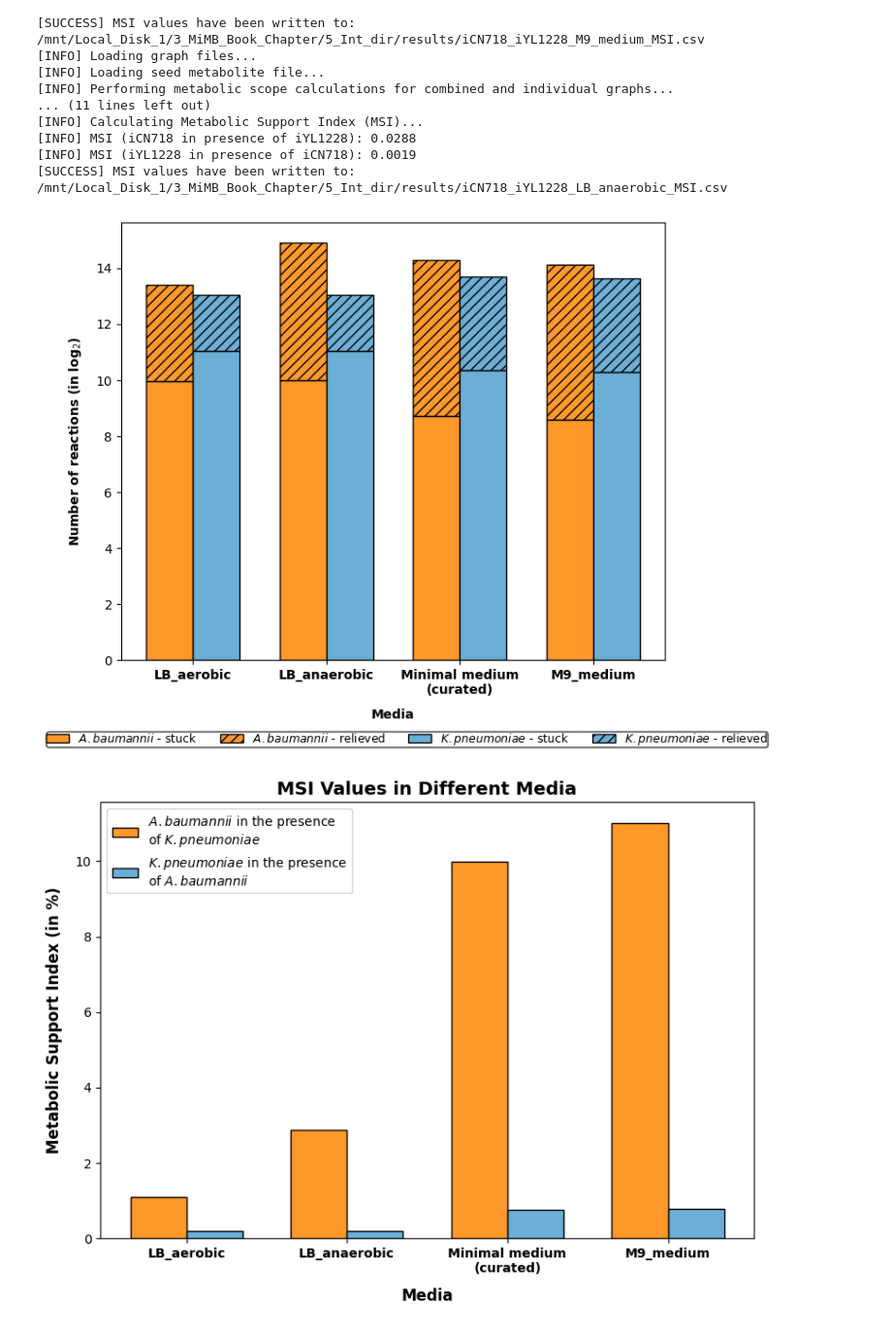
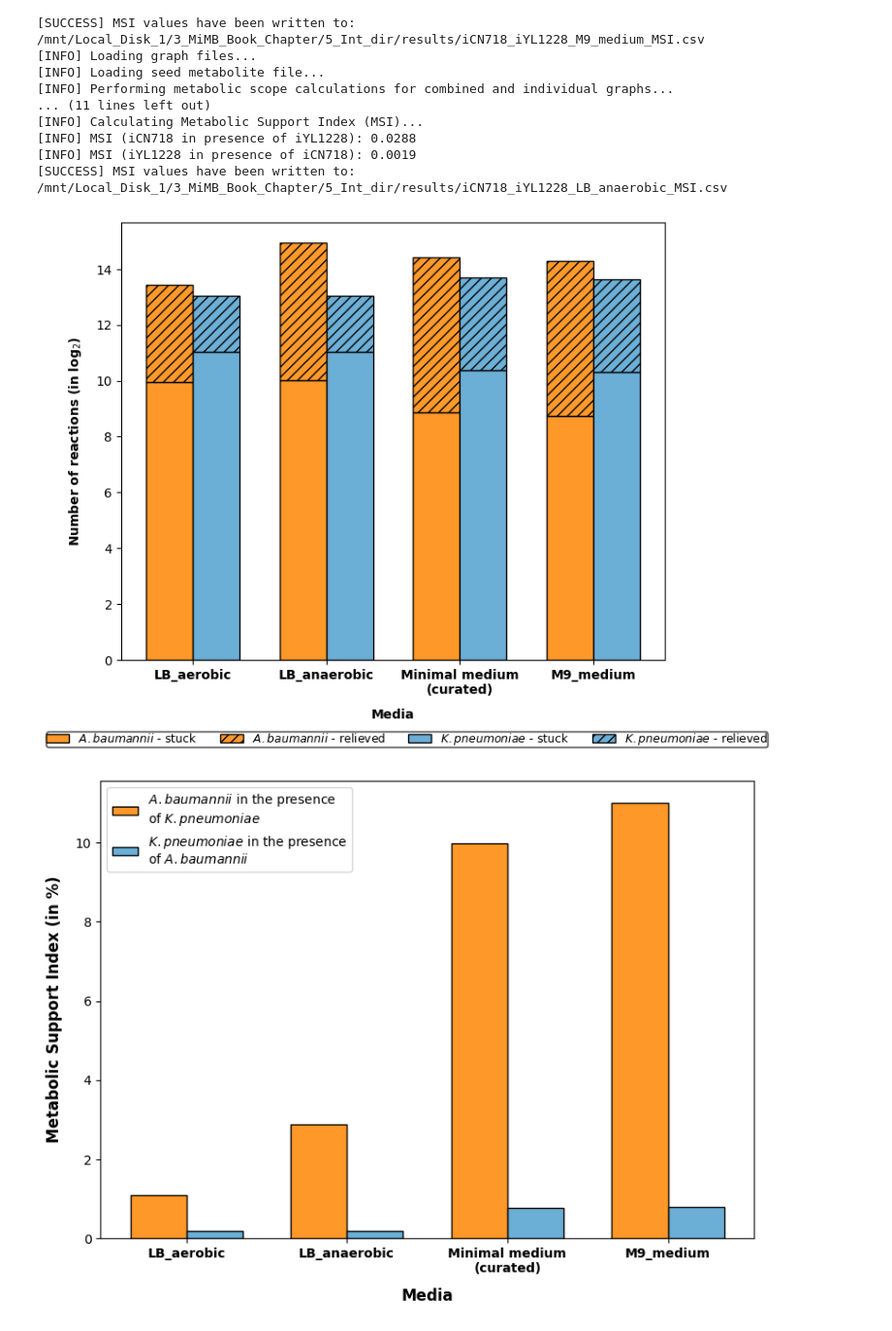
Before and after one commit to RamanLab/metquest, a Jupyter notebook: MSI_Protocol/metquest-protocol.ipynb, the cells around one changed output. Shown: that part at 97% size. Drawn from its saved outputs; the diff is of its cells as text; code cells hidden in the pictures.

Commit message:
Updated plots

```diff
--- a/MSI_Protocol/metquest-protocol.ipynb
+++ b/MSI_Protocol/metquest-protocol.ipynb
@@ -957,12 +957,16 @@ media = ["LB_aerobic", "LB_anaerobic", "Minimal medium\n(curated)", "M9_medium"]
 
 # Log2 values of the number of reactions
 # A. baumannii:
-A_baumannii_main = [9.948367232, 9.981567282, 8.727920455, 8.569855608]
-A_baumannii_other = [3.459431619, 4.906890596, 5.554588852, 5.554588852]
+A_baumannii_main = [999, 1041, 471, 427]
+A_baumannii_other = [11, 30, 47, 47]
+A_baumannii_main_log = np.log2(A_baumannii_main).tolist()
+A_baumannii_other_log = np.log2(A_baumannii_other).tolist()
 
 # K. pneumoniae:
-K_pneumoniae_main = [11.02859678, 11.033423, 10.3553511, 10.2911707]
-K_pneumoniae_other = [2, 2, 3.321928095, 3.321928095]
+K_pneumoniae_main = [2093, 2100, 1320, 1263]
+K_pneumoniae_other = [4, 4, 10, 10]
+K_pneumoniae_main_log = np.log2(K_pneumoniae_main).tolist()
+K_pneumoniae_other_log = np.log2(K_pneumoniae_other).tolist()
 
 # Defining color palettes
 yellow_palette = palettable.colorbrewer.sequential.YlOrBr_9.mpl_colors
@@ -975,12 +979,12 @@ x = np.arange(len(media))
 fig, ax = plt.subplots(figsize=(8, 6))
 
 # Plotting stacked bars for A. baumannii
-ax.bar(x - bar_width / 2, A_baumannii_main, width=bar_width, label='$\mathit{A.baumannii}$ - stuck', color=yellow_palette[4], edgecolor='black')
-ax.bar(x - bar_width / 2, A_baumannii_other, width=bar_width, bottom=A_baumannii_main, label='$\mathit{A.baumannii}$ - relieved', color=yellow_palette[4], hatch='///', alpha=0.99, edgecolor='black')
+ax.bar(x - bar_width / 2, A_baumannii_main_log, width=bar_width, label='$\mathit{A.baumannii}$ - stuck', color=yellow_palette[4], edgecolor='black')
+ax.bar(x - bar_width / 2, A_baumannii_other_log, width=bar_width, bottom=A_baumannii_main_log, label='$\mathit{A.baumannii}$ - relieved', color=yellow_palette[4], hatch='///', alpha=0.99, edgecolor='black')
 
 # Plotting stacked bars for K. pneumoniae
-ax.bar(x + bar_width / 2, K_pneumoniae_main, width=bar_width, label='$\mathit{K.pneumoniae}$ - stuck', color=blue_palette[4], edgecolor='black')
-ax.bar(x + bar_width / 2, K_pneumoniae_other, width=bar_width, bottom=K_pneumoniae_main, label='$\mathit{K.pneumoniae}$ - relieved', color=blue_palette[4], hatch='///', alpha=0.99, edgecolor='black')
+ax.bar(x + bar_width / 2, K_pneumoniae_main_log, width=bar_width, label='$\mathit{K.pneumoniae}$ - stuck', color=blue_palette[4], edgecolor='black')
+ax.bar(x + bar_width / 2, K_pneumoniae_other_log, width=bar_width, bottom=K_pneumoniae_main_log, label='$\mathit{K.pneumoniae}$ - relieved', color=blue_palette[4], hatch='///', alpha=0.99, edgecolor='black')
 
 ax.set_xlabel('Media', labelpad=9, fontweight="bold")
 ax.set_ylabel('Number of reactions (in log$_2$)', labelpad=10, fontweight="bold")
@@ -1004,7 +1008,7 @@ plt.tight_layout()
 plt.savefig("/mnt/Local_Disk_1/3_MiMB_Book_Chapter/6_Figures/1_Figure.pdf", format="pdf")
 plt.show()
 # %% [output]
-[figure, old version]
+[figure, new version]
 # %%
 # Plotting the Metabolic Support Index (MSI) values
 
@@ -1031,32 +1035,31 @@ bar1 = ax.bar(
 )
 
 # Plotting MSI values for K. pneumoniae
 bar2 = ax.bar(
     x + width/2, K_pneumoniae, width,
     label=r'$\mathit{K.pneumoniae}$ in the presence''\n' 'of $\mathit{A.baumannii}$',
     color=blue_palette[4], edgecolor='black'
 )
 
 # Adding labels and titles
 plt.xlabel("Media", fontsize=12, labelpad=10, fontweight="bold")
 plt.ylabel("Metabolic Support Index (in %)", fontsize=12, labelpad=10, fontweight="bold")
-plt.title("MSI Values in Different Media", fontsize=14, fontweight="bold")
 plt.xticks(x, categories, rotation=0, ha="center")
 ax.set_xticklabels(media, fontsize=10, fontweight="bold")
 
 # Adding a legend
 legend = ax.legend(
     fontsize=9,
     frameon=True,
     borderpad=0, ncol=4,
     labelcolor='black',
 )
 
 plt.legend()
 plt.tight_layout()
 
 # Save or display the plot
 plt.savefig("/mnt/Local_Disk_1/3_MiMB_Book_Chapter/6_Figures/2_Figure.pdf", format="pdf")
 plt.show()
 # %% [output]
-[figure, old version]
+[figure, new version]
```
